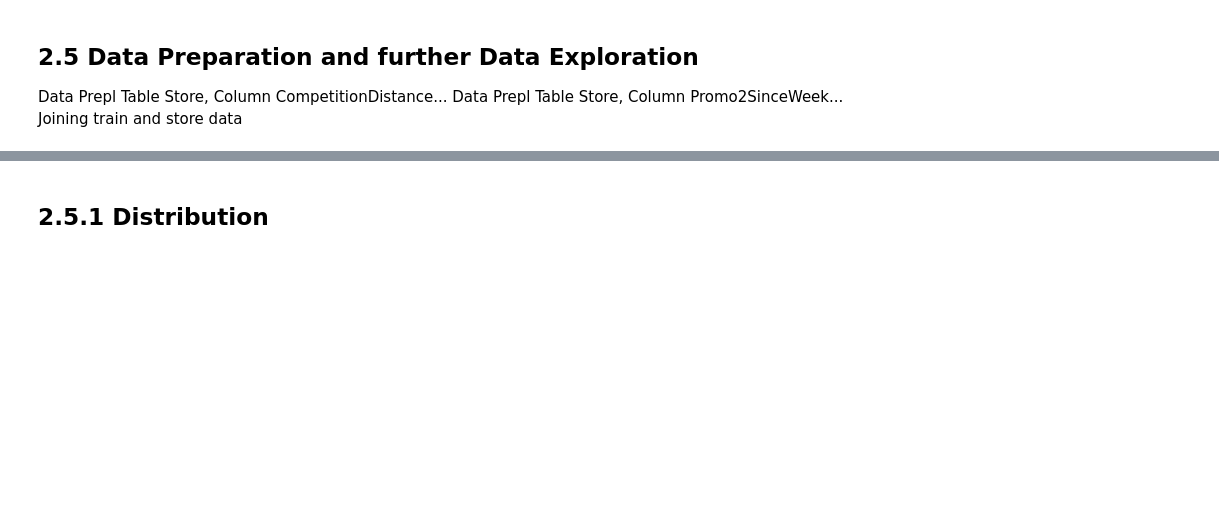
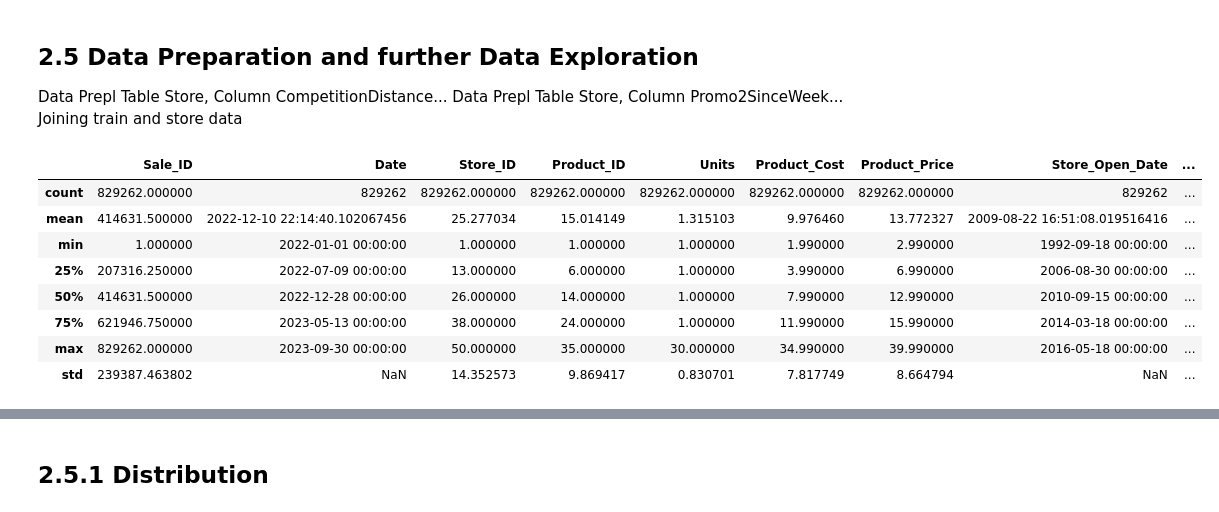
Before and after one commit to Mrschiss/IndusAnalProj, a Jupyter notebook: src/analytics_Project_Structure.ipynb, the cells around one changed output, grey strips where cells are left out. Drawn from its saved outputs; the diff is of its cells as text; code cells hidden in the pictures; blank space fills up the shorter version.

```diff
--- a/src/analytics_Project_Structure.ipynb
+++ b/src/analytics_Project_Structure.ipynb
@@ -339,3 +373,16 @@ ValueError: List of boxplot statistics and `positions` values must have same the
 Data Prepl Table Store, Column CompetitionDistance...
 Data Prepl Table Store, Column Promo2SinceWeek...
 Joining train and store data
+# %%
+
+merged.describe()
+# %% [output]
+|  | Sale_ID | Date | Store_ID | Product_ID | Units | Product_Cost | Product_Price | Store_Open_Date | ... |
+| count | 829262.000000 | 829262 | 829262.000000 | 829262.000000 | 829262.000000 | 829262.000000 | 829262.000000 | 829262 | ... |
+| mean | 414631.500000 | 2022-12-10 22:14:40.102067456 | 25.277034 | 15.014149 | 1.315103 | 9.976460 | 13.772327 | 2009-08-22 16:51:08.019516416 | ... |
+| min | 1.000000 | 2022-01-01 00:00:00 | 1.000000 | 1.000000 | 1.000000 | 1.990000 | 2.990000 | 1992-09-18 00:00:00 | ... |
+| 25% | 207316.250000 | 2022-07-09 00:00:00 | 13.000000 | 6.000000 | 1.000000 | 3.990000 | 6.990000 | 2006-08-30 00:00:00 | ... |
+| 50% | 414631.500000 | 2022-12-28 00:00:00 | 26.000000 | 14.000000 | 1.000000 | 7.990000 | 12.990000 | 2010-09-15 00:00:00 | ... |
+| 75% | 621946.750000 | 2023-05-13 00:00:00 | 38.000000 | 24.000000 | 1.000000 | 11.990000 | 15.990000 | 2014-03-18 00:00:00 | ... |
+| max | 829262.000000 | 2023-09-30 00:00:00 | 50.000000 | 35.000000 | 30.000000 | 34.990000 | 39.990000 | 2016-05-18 00:00:00 | ... |
+| std | 239387.463802 | NaN | 14.352573 | 9.869417 | 0.830701 | 7.817749 | 8.664794 | NaN | ... |
```
Also changed, not shown: parts of 9 cells of this notebook.
